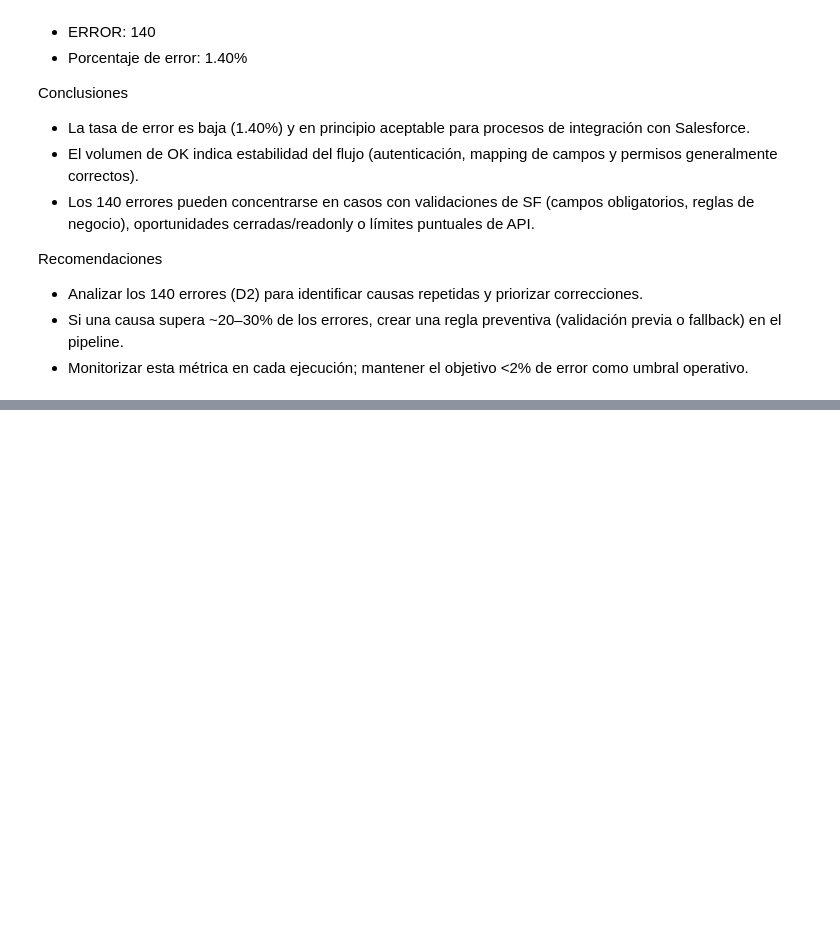
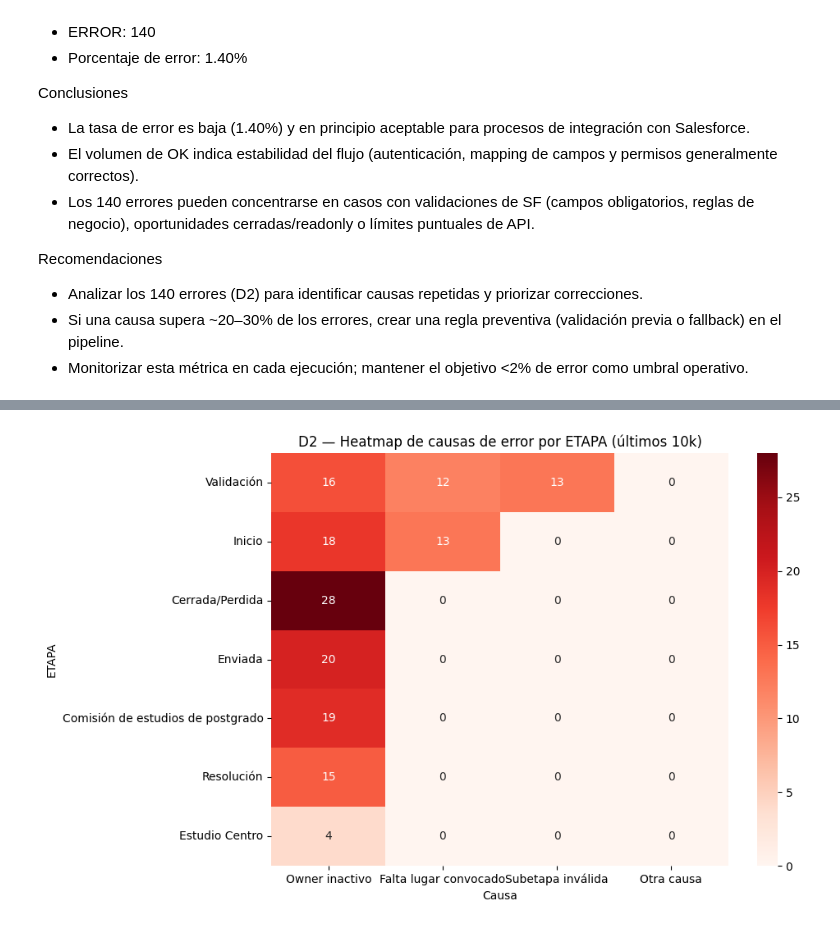
Before and after one commit to MiguelHernandezCorral/UNAV, a Jupyter notebook: notebooks/2026-3-24_Plan de revision.ipynb, the cells around one changed output, grey strips where cells are left out. Saved outputs shown, nothing was run; the diff lists cells and outputs as text; code cells hidden in the pictures; blank space fills up the shorter version.

```diff
--- a/notebooks/2026-3-24_Plan de revision.ipynb
+++ b/notebooks/2026-3-24_Plan de revision.ipynb
@@ -1538,0 +1851,50 @@ Muestra de OPP_ID con ERROR (para revisión puntual):
+# %%
+# D2 — Heatmap de causas de error por ETAPA (visualización del “mapa de causas”)
+
+import pandas as pd
+import seaborn as sns
+import matplotlib.pyplot as plt
+import sys; sys.path.insert(0, 'src')
+from oracle_connector import OracleConnector
+
+conn = OracleConnector()
+
+# Cargar logs (últimos 10k) y PMAT_PRED_ACTUAL
+df_log = pd.DataFrame(conn.read_table('PMAT_SF_SYNC_LOG'))
+df_act = pd.DataFrame(conn.read_table('PMAT_PRED_ACTUAL'))
+
+# Normalizar
+df_log.columns = [c.strip().upper() for c in df_log.columns]
+df_act.columns  = [c.strip().upper() for c in df_act.columns]
+if 'FECHA_ENVIO' in df_log.columns:
+    df_log['FECHA_ENVIO'] = pd.to_datetime(df_log['FECHA_ENVIO'], errors='coerce')
+df_log = df_log.sort_values('FECHA_ENVIO')
+ventana = df_log.tail(10000) if len(df_log) > 10000 else df_log.copy()
+
+# Join por OPP_ID para traer ETAPA
+dfj = ventana.merge(df_act[['OPP_ID','ETAPA']], on='OPP_ID', how='left')
+
+# Filtrar errores y clasificar causas (en minúsculas para robustez)
+df_err = dfj[dfj['STATUS'] == 'ERROR'].copy()
+det_col = next((c for c in ['DETALLE','MENSAJE','ERROR','ERROR_MSG','DETAIL'] if c in df_err.columns), None)
+df_err['DETALLE_TXT'] = (df_err[det_col].astype(str).str.replace(r'\s+',' ', regex=True).str.lower()) if det_col else ""
+
+df_err['Owner inactivo']       = df_err['DETALLE_TXT'].str.contains('inactive_owner_or_user', na=False)
+df_err['Falta lugar convocado'] = df_err['DETALLE_TXT'].str.contains('seleccione el lugar convocado', na=False)
+df_err['Subetapa inválida']     = df_err['DETALLE_TXT'].str.contains('valor incorrecto', na=False) & df_err['DETALLE_TXT'].str.contains('pl_subetapa__c', na=False)
+df_err['Otra causa']            = ~(df_err[['Owner inactivo','Falta lugar convocado','Subetapa inválida']].any(axis=1))
+
+# Agregar por ETAPA y pivotar a matriz (heatmap)
+agg = df_err.groupby('ETAPA')[['Owner inactivo','Falta lugar convocado','Subetapa inválida','Otra causa']].sum()
+agg = agg.loc[agg.sum(axis=1).sort_values(ascending=False).index]  # ordenar por total de errores
+
+# Plot heatmap
+plt.figure(figsize=(10, max(6, len(agg)*0.5)))
+sns.heatmap(agg, annot=True, fmt='g', cmap='Reds', cbar=True)
+plt.title('D2 — Heatmap de causas de error por ETAPA (últimos 10k)')
+plt.xlabel('Causa')
+plt.ylabel('ETAPA')
+plt.tight_layout()
+plt.show()
+# %% [output]
+[figure, added]
```
Also changed, not shown: parts of 18 cells of this notebook.
